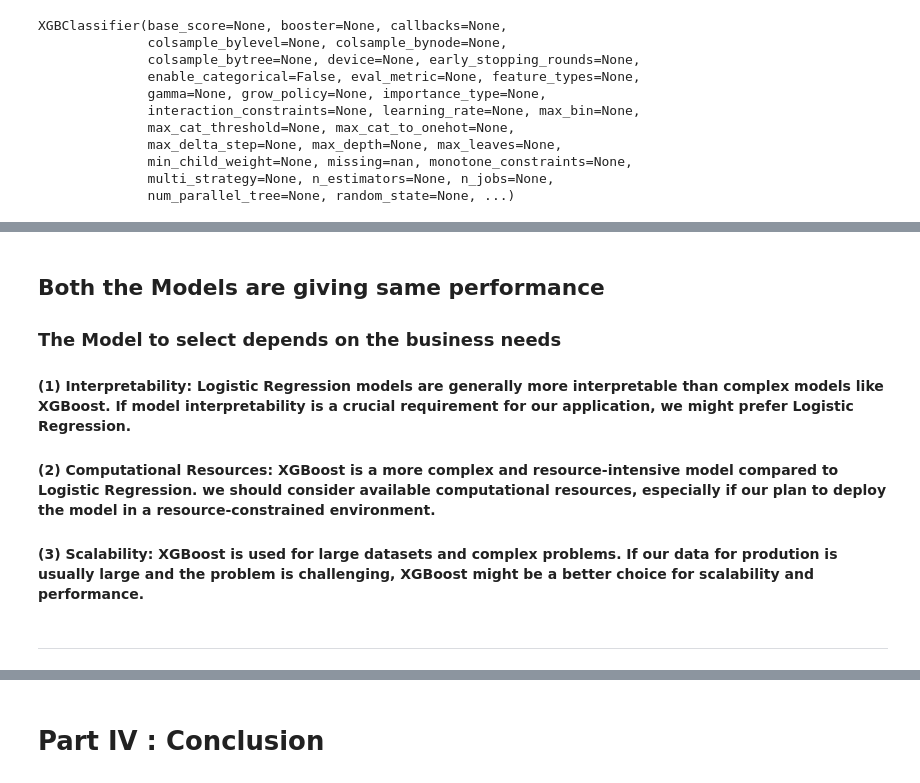
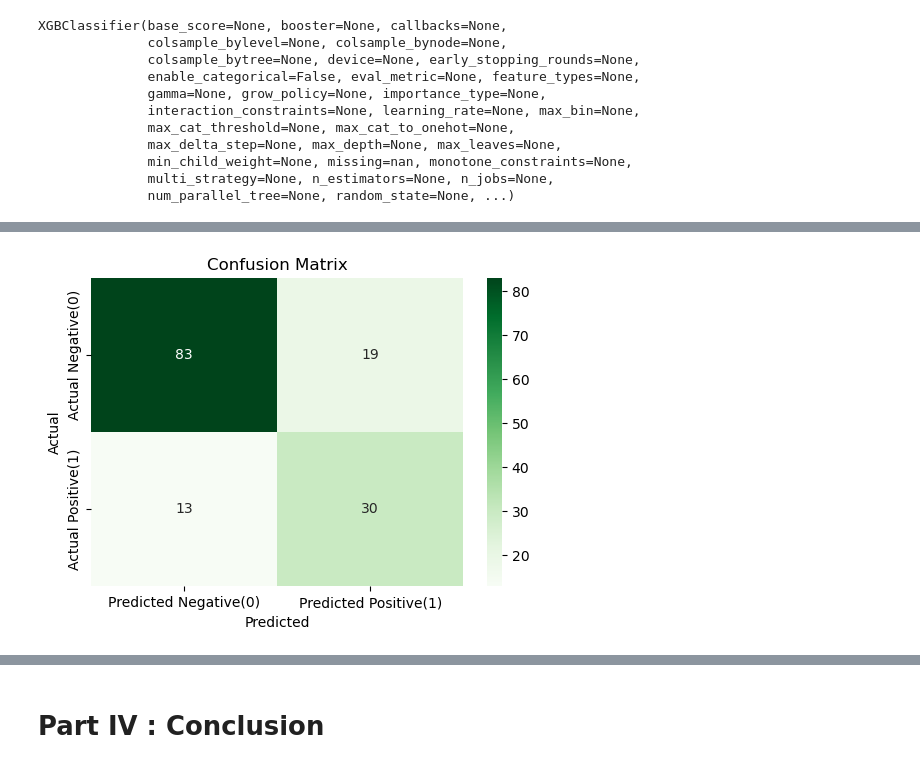
Before and after one commit to pchaudhary12/Supervised-Learning-Diabetes, a Jupyter notebook: Supervised Learning - Project.ipynb, the cells around one changed output, grey strips where cells are left out. Saved outputs shown, nothing was run; the diff lists cells and outputs as text; code cells hidden in the pictures.

```diff
--- a/Supervised Learning - Project.ipynb
+++ b/Supervised Learning - Project.ipynb
@@ -783,12 +783,12 @@ XGBClassifier(base_score=None, booster=None, callbacks=None,
               num_parallel_tree=None, random_state=None, ...)
 # %%
 # Make predictions on the test set
-y_pred_xgb_imp = model_xgb_imp.predict(X1_test_scaled)
+y1_pred_xgb_imp = model_xgb_imp.predict(X1_test_scaled)
 
 # Evaluate the model
-accuracy_imp_xgb = accuracy_score(y1_test, y1_pred)
-report_imp_xgb = classification_report(y1_test, y1_pred)
-confusion_imp_xgb = confusion_matrix(y1_test, y1_pred)
+accuracy_imp_xgb = accuracy_score(y1_test, y1_pred_xgb_imp)
+report_imp_xgb = classification_report(y1_test, y1_pred_xgb_imp)
+confusion_imp_xgb = confusion_matrix(y1_test, y1_pred_xgb_imp)
 
 print("Accuracy_imp:", accuracy_imp_xgb)
 print("Classification Report_imp:\n", report_imp_xgb)
@@ -899,12 +811,13 @@ Confusion Matrix_imp:
-# %% [markdown]
-## Both the Models are giving same performance
-
-### The Model to select depends on the business needs
-
-#### (1) Interpretability: Logistic Regression models are generally more interpretable than complex models like XGBoost. If model interpretability is a crucial requirement for our application, we might prefer Logistic Regression.
-
-#### (2) Computational Resources: XGBoost is a more complex and resource-intensive model compared to Logistic Regression. we should consider available computational resources, especially if our plan to deploy the model in a resource-constrained environment.
-
-#### (3) Scalability: XGBoost is  used for large datasets and complex problems. If our data for prodution is usually large and the problem is challenging, XGBoost might be a better choice for scalability and performance.
-# %% [markdown]
---------------------------------------
+# %%
+# Create a heatmap of the confusion matrix for visualization
+
+plt.figure(figsize=(6, 4))
+sns.heatmap(confusion_imp_xgb, annot=True, fmt='d', cmap='Greens',
+            xticklabels=['Predicted Negative(0)', 'Predicted Positive(1)'],
+            yticklabels=['Actual Negative(0)', 'Actual Positive(1)'])
+plt.xlabel('Predicted')
+plt.ylabel('Actual')
+plt.title('Confusion Matrix')
+plt.show()
+# %% [output]
+[figure, added]
```
Also changed, not shown: parts of 52 cells of this notebook.
